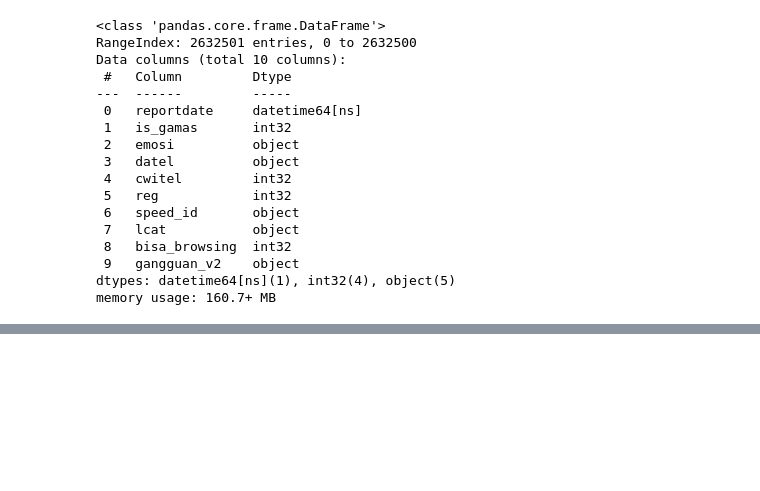
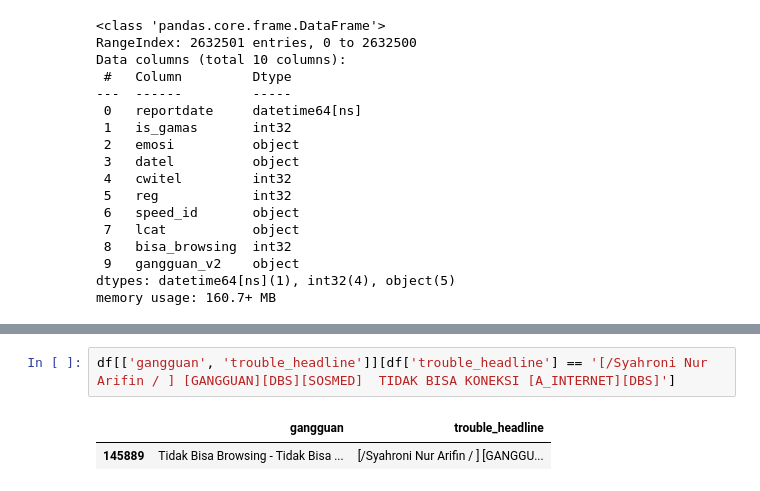
Before and after one commit to jafar-shodiq/complete-proj, a Jupyter notebook: 2021/07/internship-telkom-data-scientist/ticket/notebook02.ipynb, the cells around one changed output, grey strips where cells are left out. Drawn from its saved outputs; the diff is of its cells as text; blank space fills up the shorter version.

```diff
--- a/2021/07/internship-telkom-data-scientist/ticket/notebook02.ipynb
+++ b/2021/07/internship-telkom-data-scientist/ticket/notebook02.ipynb
@@ -995,0 +1313,5 @@ df2.to_feather('D:/big-datasets/internship-telkom/eda-tiket-no-missing.ftr')
+# %%
+df[['gangguan', 'trouble_headline']][df['trouble_headline'] == '[/Syahroni Nur Arifin / ] [GANGGUAN][DBS][SOSMED]  TIDAK BISA KONEKSI [A_INTERNET][DBS]']
+# %% [output]
+|  | gangguan | trouble_headline |
+| 145889 | Tidak Bisa Browsing - Tidak Bisa ... | [/Syahroni Nur Arifin / ] [GANGGU... |
```
Also changed, not shown: parts of 37 cells of this notebook, 2 other files.
